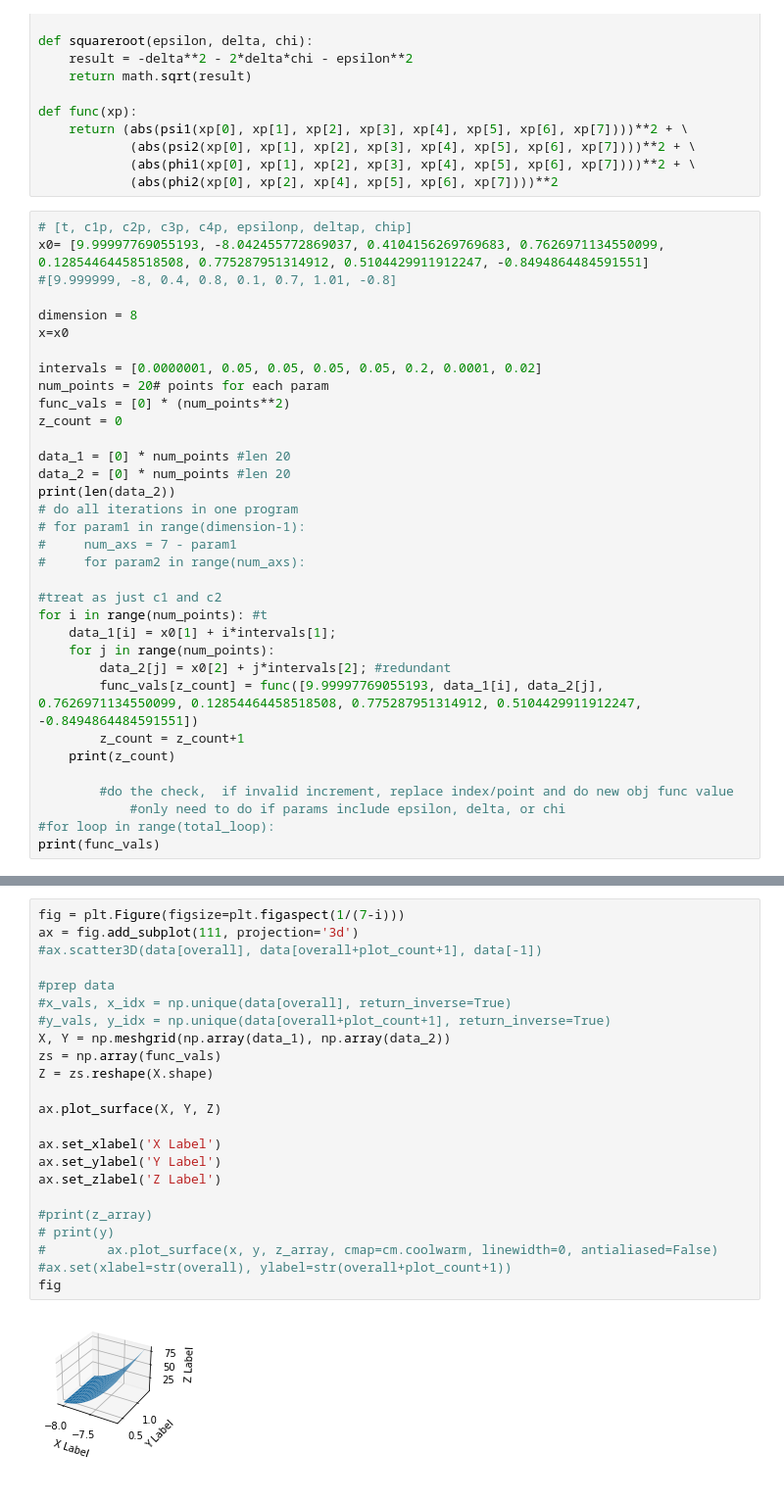
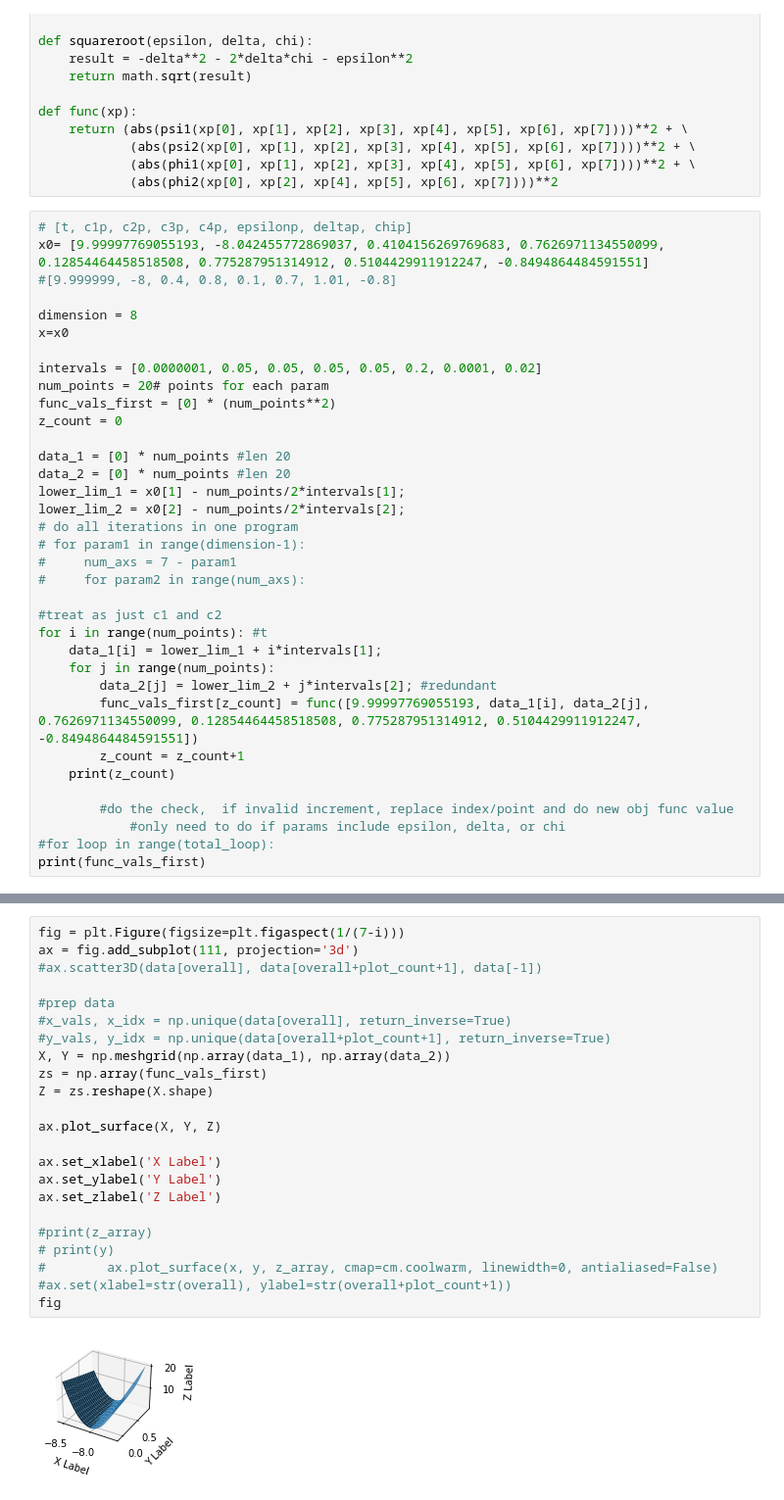
Before and after one commit to ange1a-j14/qbsys, a Jupyter notebook: Visualization.ipynb, the cells around one changed output, grey strips where cells are left out. Shown at 98% size. Saved outputs shown, nothing was run; the diff lists cells and outputs as text.

Commit message:
Finish visualization

```diff
--- a/Visualization.ipynb
+++ b/Visualization.ipynb
@@ -58,12 +58,13 @@ x=x0
 
 intervals = [0.0000001, 0.05, 0.05, 0.05, 0.05, 0.2, 0.0001, 0.02]
 num_points = 20# points for each param
-func_vals = [0] * (num_points**2)
+func_vals_first = [0] * (num_points**2)
 z_count = 0
 
 data_1 = [0] * num_points #len 20
 data_2 = [0] * num_points #len 20
-print(len(data_2))
+lower_lim_1 = x0[1] - num_points/2*intervals[1];
+lower_lim_2 = x0[2] - num_points/2*intervals[2];
 # do all iterations in one program
 # for param1 in range(dimension-1):
 #     num_axs = 7 - param1
@@ -71,15 +72,15 @@ print(len(data_2))
 
 #treat as just c1 and c2
 for i in range(num_points): #t
-    data_1[i] = x0[1] + i*intervals[1];
+    data_1[i] = lower_lim_1 + i*intervals[1];
     for j in range(num_points):
-        data_2[j] = x0[2] + j*intervals[2]; #redundant
-        func_vals[z_count] = func([9.99997769055193, data_1[i], data_2[j], 0.7626971134550099, 0.12854464458518508, 0.775287951314912, 0.5104429911912247, -0.8494864484591551])
+        data_2[j] = lower_lim_2 + j*intervals[2]; #redundant
+        func_vals_first[z_count] = func([9.99997769055193, data_1[i], data_2[j], 0.7626971134550099, 0.12854464458518508, 0.775287951314912, 0.5104429911912247, -0.8494864484591551])
         z_count = z_count+1
     print(z_count)
 
         #do the check,  if invalid increment, replace index/point and do new obj func value
             #only need to do if params include epsilon, delta, or chi
 #for loop in range(total_loop):
-print(func_vals)
+print(func_vals_first)
 # %% [output]
@@ -103,25 +104,25 @@ print(func_vals)
 # %%
 fig = plt.Figure(figsize=plt.figaspect(1/(7-i)))
 ax = fig.add_subplot(111, projection='3d')
 #ax.scatter3D(data[overall], data[overall+plot_count+1], data[-1])
 
 #prep data
 #x_vals, x_idx = np.unique(data[overall], return_inverse=True)
 #y_vals, y_idx = np.unique(data[overall+plot_count+1], return_inverse=True)
 X, Y = np.meshgrid(np.array(data_1), np.array(data_2))
-zs = np.array(func_vals)
+zs = np.array(func_vals_first)
 Z = zs.reshape(X.shape)
 
 ax.plot_surface(X, Y, Z)
 
 ax.set_xlabel('X Label')
 ax.set_ylabel('Y Label')
 ax.set_zlabel('Z Label')
 
 #print(z_array)
 # print(y)
 #        ax.plot_surface(x, y, z_array, cmap=cm.coolwarm, linewidth=0, antialiased=False)
 #ax.set(xlabel=str(overall), ylabel=str(overall+plot_count+1))
 fig
 # %% [output]
-[figure, old version]
+[figure, new version]
```
Also changed, not shown: parts of 16 cells of this notebook, 1 other file.
